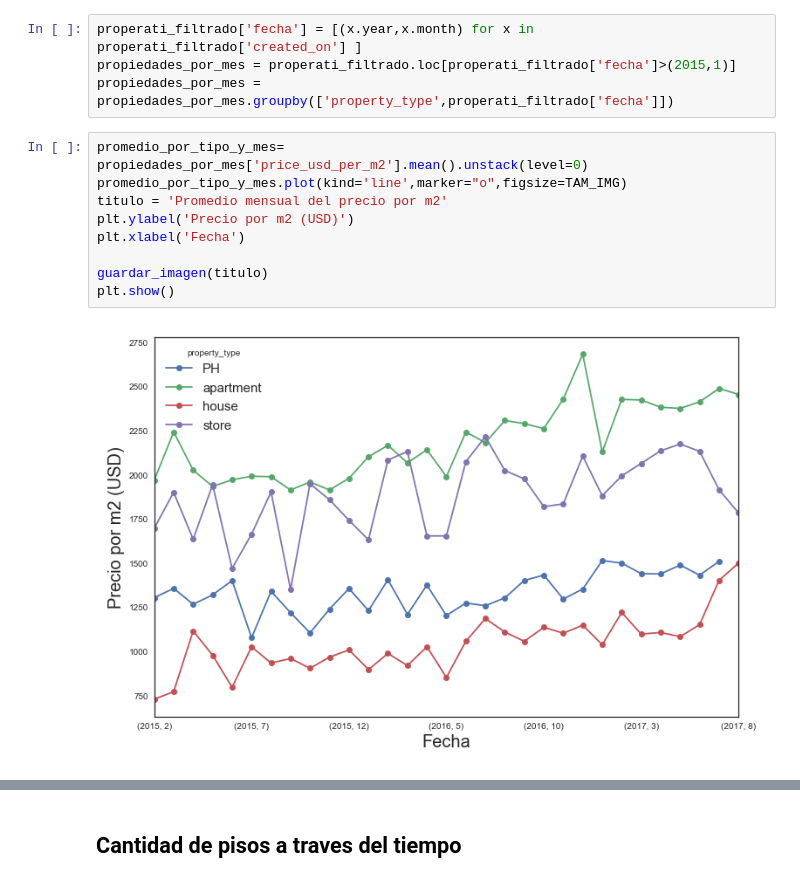
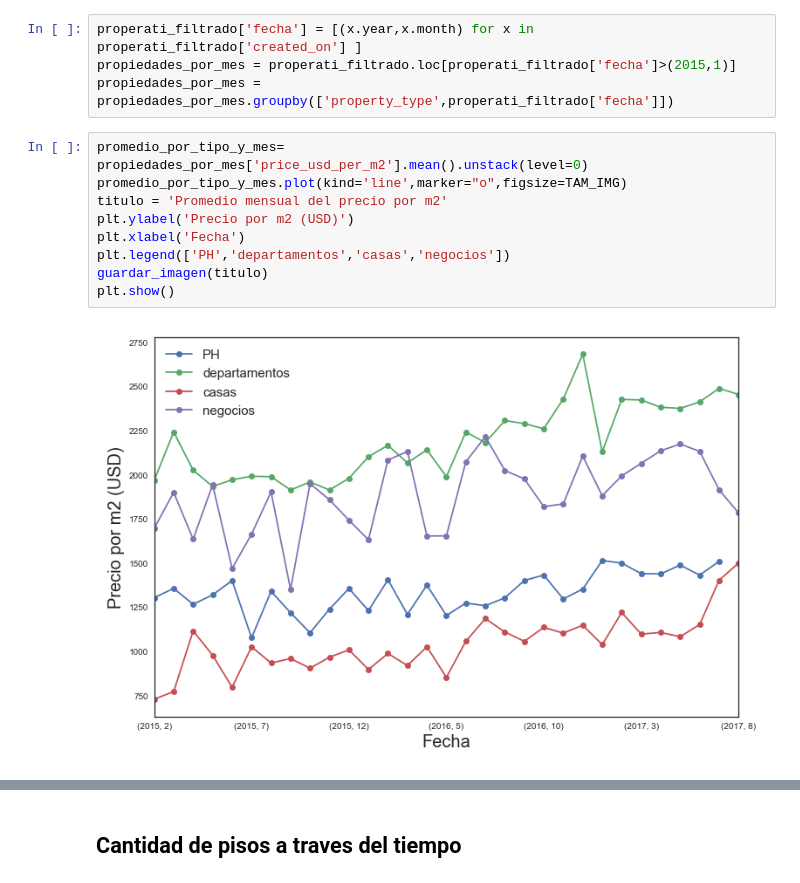
Before and after one commit to AlejandroDaneri/Machine-Learning-Properati, a Jupyter notebook: TP.ipynb, the cells around one changed output, grey strips where cells are left out. Cells and saved outputs as stored; diff of their text form.

```diff
--- a/TP.ipynb
+++ b/TP.ipynb
@@ -497,14 +496,14 @@ propiedades_por_mes = propiedades_por_mes.groupby(['property_type',properati_fil
 # %%
 promedio_por_tipo_y_mes= propiedades_por_mes['price_usd_per_m2'].mean().unstack(level=0)
 promedio_por_tipo_y_mes.plot(kind='line',marker="o",figsize=TAM_IMG)
 titulo = 'Promedio mensual del precio por m2'
 plt.ylabel('Precio por m2 (USD)')
 plt.xlabel('Fecha')
-
+plt.legend(['PH','departamentos','casas','negocios'])
 guardar_imagen(titulo)
 plt.show()
 # %% [output]
-[figure, old version]
+[figure, new version]
 # %%
 cantidad_por_mes = propiedades_por_mes.count()['created_on'].unstack(level=0)
 cantidad_por_mes.plot(kind='line',marker="o",figsize=TAM_IMG)
```
Also changed, not shown: parts of 10 cells of this notebook, 7 other files.
